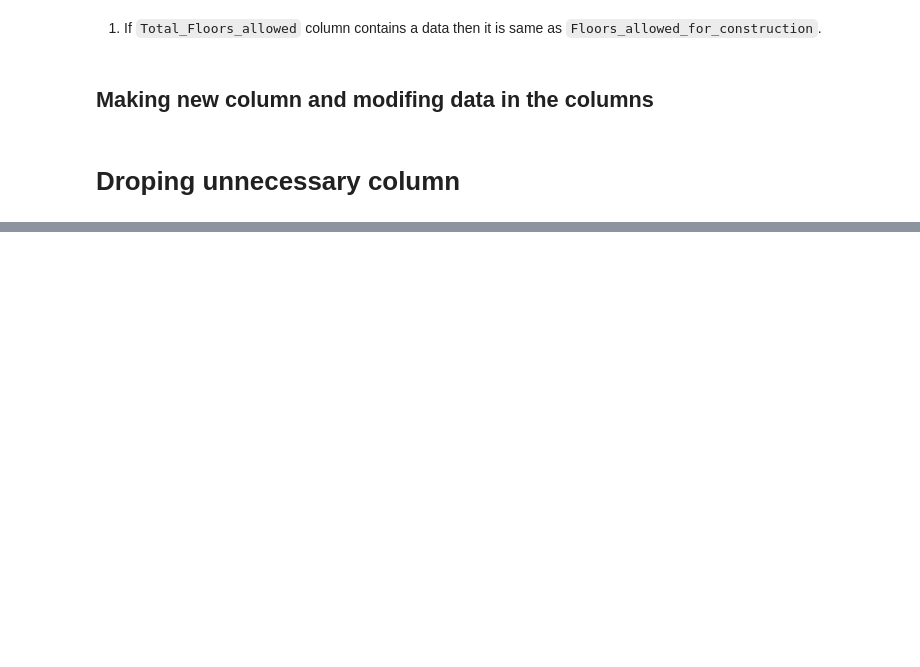
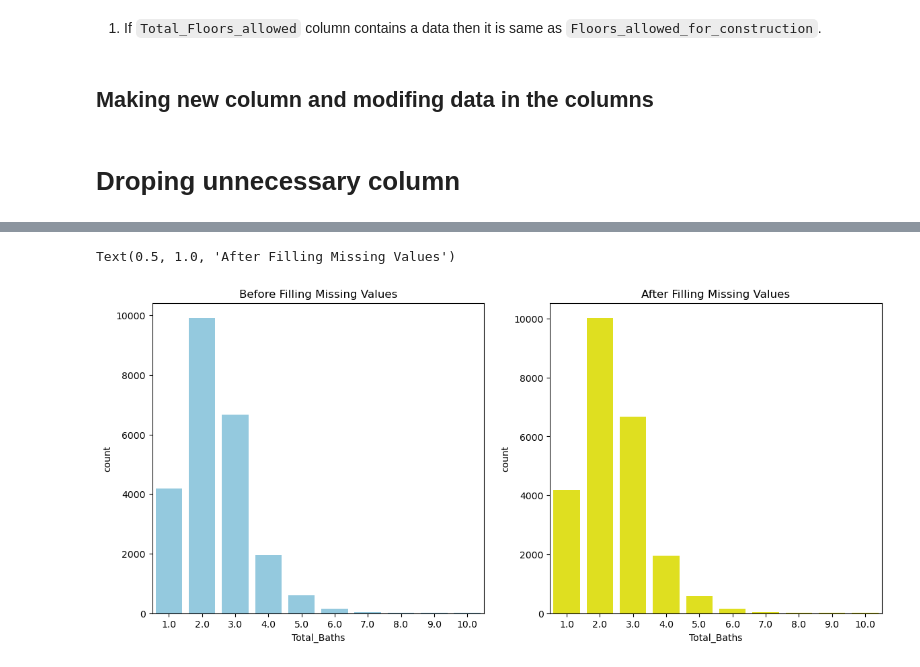
Before and after one commit to Himanshu7d3/House_Rent_Prediction, a Jupyter notebook: New_Data_Cleaning.ipynb, the cells around one changed output, grey strips where cells are left out. Drawn from its saved outputs; the diff is of its cells as text; code cells hidden in the pictures; blank space fills up the shorter version.

```diff
--- a/New_Data_Cleaning.ipynb
+++ b/New_Data_Cleaning.ipynb
@@ -865,0 +853,16 @@ memory usage: 7.4+ MB
+# %%
+fig, ax = plt.subplots(nrows=1, ncols=2, figsize=(14,6))
+
+# BEFORE (show NaN)
+sns.countplot(x=df32['Total_Baths'],ax=ax[0],color='skyblue')
+ax[0].set_title('Before Filling Missing Values')
+
+# Fill with mode
+df32['Total_Baths'] = df32['Total_Baths'].fillna(df32['Total_Baths'].mode().iloc[0])
+
+# AFTER
+sns.countplot(x=df32['Total_Baths'],ax=ax[1],color='yellow')
+ax[1].set_title('After Filling Missing Values')         # filling with mode does not change distribution that much
+# %% [output]
+Text(0.5, 1.0, 'After Filling Missing Values')
+[figure, added]
```
Also changed, not shown: parts of 15 cells of this notebook.
